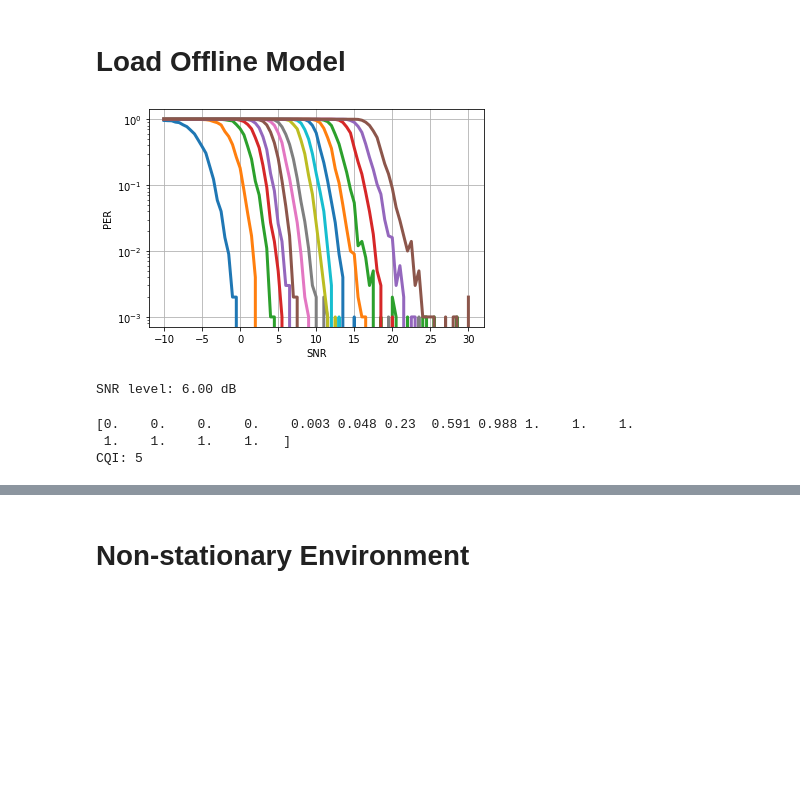
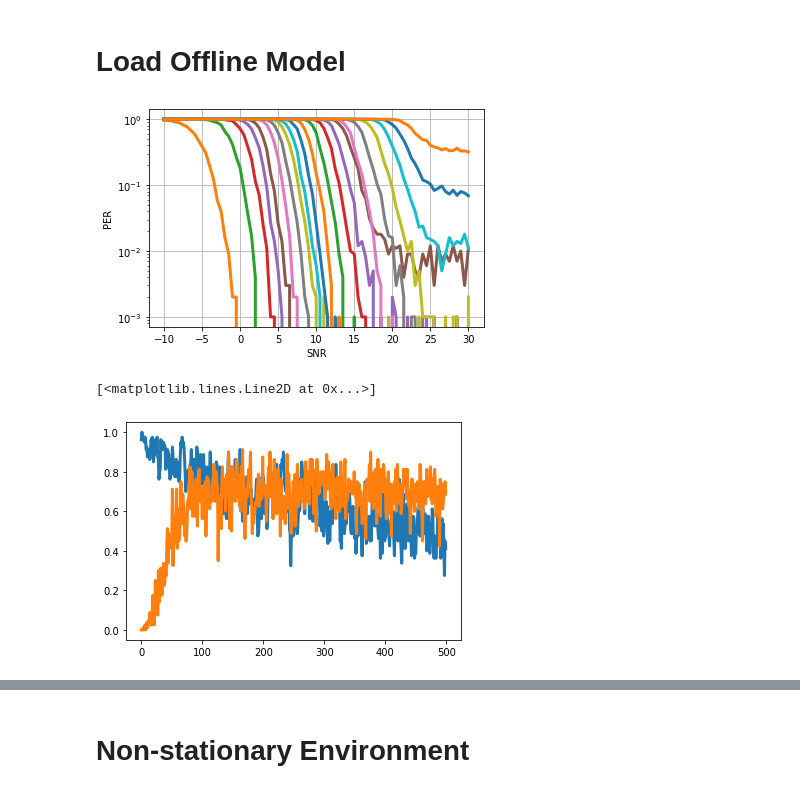
Before and after one commit to vidits-kth/bayesla-link-adaptation, a Jupyter notebook: Con_TS_OLLA.ipynb, the cells around one changed output, grey strips where cells are left out. Saved outputs shown, nothing was run; the diff lists cells and outputs as text; code cells hidden in the pictures; blank space fills up the shorter version.

```diff
--- a/Con_TS_OLLA.ipynb
+++ b/Con_TS_OLLA.ipynb
@@ -38,45 +39,29 @@ Number of active Ray nodes: 1
 # %%
 awgn_datafile = 'AWGN_CUSTOM_CONFIG_DATAFILE.npy'
 awgn_data = np.load( awgn_datafile, encoding='latin1', allow_pickle=True )[ ( ) ]
 
 snr_vs_per = np.array(awgn_data['snr_vs_bler'])
 snr_range_dB = np.array(awgn_data['snr_range_dB'])
 
-ignore_rate_indices = [0, 9, 15, 19, 20, 21]
+ignore_rate_indices = []#[0, 9, 15, 19, 20, 21]
 
 snr_vs_per = np.delete(snr_vs_per, ignore_rate_indices, 1)
 
 nrof_snr, nrof_rates = snr_vs_per.shape
 
 plt.figure()
 plt.grid(True)
 for i in range(nrof_rates):
     plt.semilogy(snr_range_dB, snr_vs_per[:, i])
 plt.xlabel( 'SNR' )
 plt.ylabel( 'PER')
 
 plt.show()
 # %% [output]
-[figure, old version]
+[figure, new version]
 # %%
-snr_index = 32
-snr_level = snr_range_dB[snr_index]
-print('SNR level: %0.2f dB'%(snr_level))
-
-packet_error_ratios = snr_vs_per[snr_index, :]
-
 packet_sizes = [ 20, 20, 40, 64, 84, 104, 124, 148, 168, 148, 188, 232, 272, 316, 356, 400, 408, 472, 536, 900, 660, 724 ]
 packet_sizes = [r for i, r in enumerate(packet_sizes) if i not in ignore_rate_indices]
 
-target_per = 0.15
+target_per = 0.7
+cqi_delay = 4
-# %% [output]
-SNR level: 6.00 dB
-# %%
-print( packet_error_ratios )
-
-cqi = max(np.argwhere(packet_error_ratios <= 0.1))[0]
-print('CQI: %d'%(cqi))
-# %% [output]
-[0.    0.    0.    0.    0.003 0.048 0.23  0.591 0.988 1.    1.    1.
- 1.    1.    1.    1.   ]
-CQI: 5
@@ -82,0 +157,6 @@ CQI: 5
+# %%
+plt.plot(1.0 - np.mean(np.array(ts_ack)[:, :], axis=0))
+plt.plot(1.0 - np.mean(np.array(olla_ack)[:, :], axis=0))
+# %% [output]
+[<matplotlib.lines.Line2D at 0x...>]
+[figure, added]
```
Also changed, not shown: parts of 15 cells of this notebook, 1 other file.
